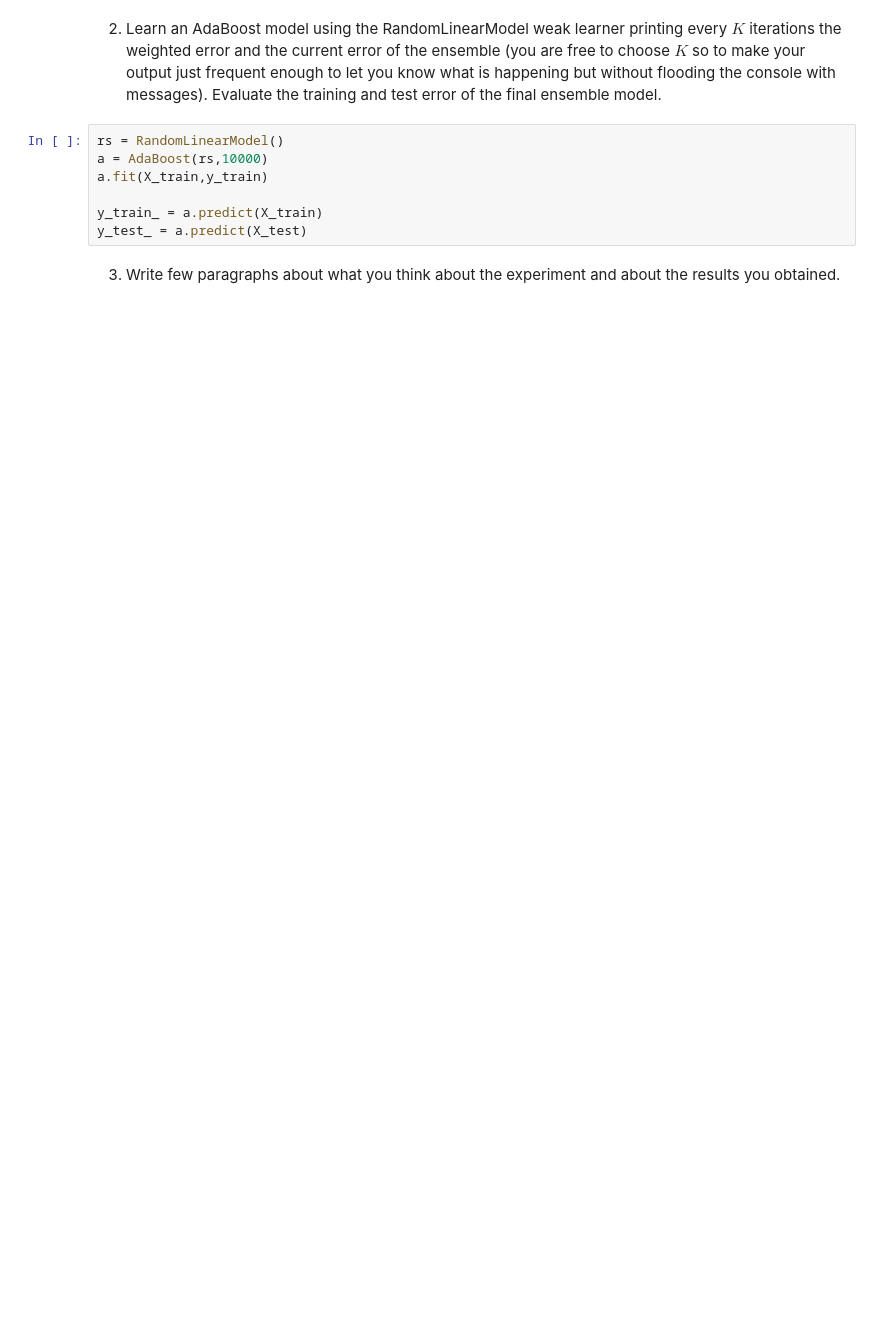
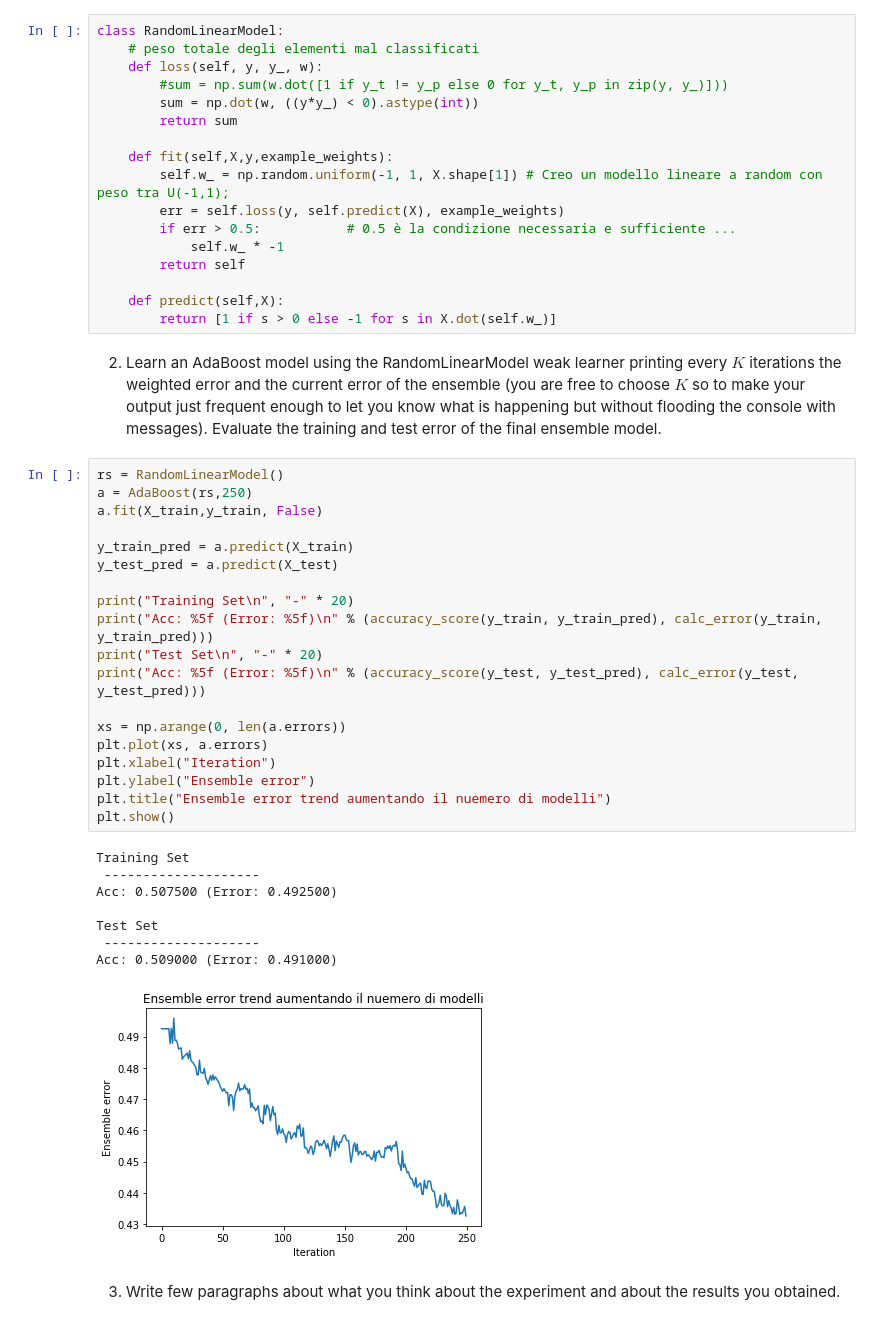
Before and after one commit to marcocaldera/machine-learning-exercises, a Jupyter notebook: esposito/AdaBoost.ipynb, the cells around one changed output. Drawn from its saved outputs; the diff is of its cells as text; blank space fills up the shorter version.

```diff
--- a/esposito/AdaBoost.ipynb
+++ b/esposito/AdaBoost.ipynb
@@ -92,11 +180,49 @@ class RandomLinearModel:
+# %%
+class RandomLinearModel:
+    # peso totale degli elementi mal classificati
+    def loss(self, y, y_, w):
+        #sum = np.sum(w.dot([1 if y_t != y_p else 0 for y_t, y_p in zip(y, y_)]))
+        sum = np.dot(w, ((y*y_) < 0).astype(int))
+        return sum
+
+    def fit(self,X,y,example_weights):
+        self.w_ = np.random.uniform(-1, 1, X.shape[1]) # Creo un modello lineare a random con peso tra U(-1,1);
+        err = self.loss(y, self.predict(X), example_weights)
+        if err > 0.5:           # 0.5 è la condizione necessaria e sufficiente ...
+            self.w_ * -1
+        return self
+
+    def predict(self,X):
+        return [1 if s > 0 else -1 for s in X.dot(self.w_)]
 # %% [markdown]
 2. Learn an AdaBoost model using the RandomLinearModel weak learner printing every $K$ iterations the weighted error and the current error of the ensemble (you are free to choose $K$ so to make your output just frequent enough to let you know what is happening but without flooding the console with messages). Evaluate the training and test error of the final ensemble model.
-# %%
-rs = RandomLinearModel()
-a = AdaBoost(rs,10000)
-a.fit(X_train,y_train)
-
-y_train_ = a.predict(X_train)
-y_test_ = a.predict(X_test)
+# %%
+rs = RandomLinearModel()
+a = AdaBoost(rs,250)
+a.fit(X_train,y_train, False)
+
+y_train_pred = a.predict(X_train)
+y_test_pred = a.predict(X_test)
+
+print("Training Set\n", "-" * 20)
+print("Acc: %5f (Error: %5f)\n" % (accuracy_score(y_train, y_train_pred), calc_error(y_train, y_train_pred)))
+print("Test Set\n", "-" * 20)
+print("Acc: %5f (Error: %5f)\n" % (accuracy_score(y_test, y_test_pred), calc_error(y_test, y_test_pred)))
+
+xs = np.arange(0, len(a.errors))
+plt.plot(xs, a.errors)
+plt.xlabel("Iteration")
+plt.ylabel("Ensemble error")
+plt.title("Ensemble error trend aumentando il nuemero di modelli")
+plt.show()
+# %% [output]
+Training Set
+ --------------------
+Acc: 0.507500 (Error: 0.492500)
+
+Test Set
+ --------------------
+Acc: 0.509000 (Error: 0.491000)
+[figure, added]
 # %% [markdown]
 3. Write few paragraphs about what you think about the experiment and about the results you obtained.
```
Also changed, not shown: parts of 12 cells of this notebook.
